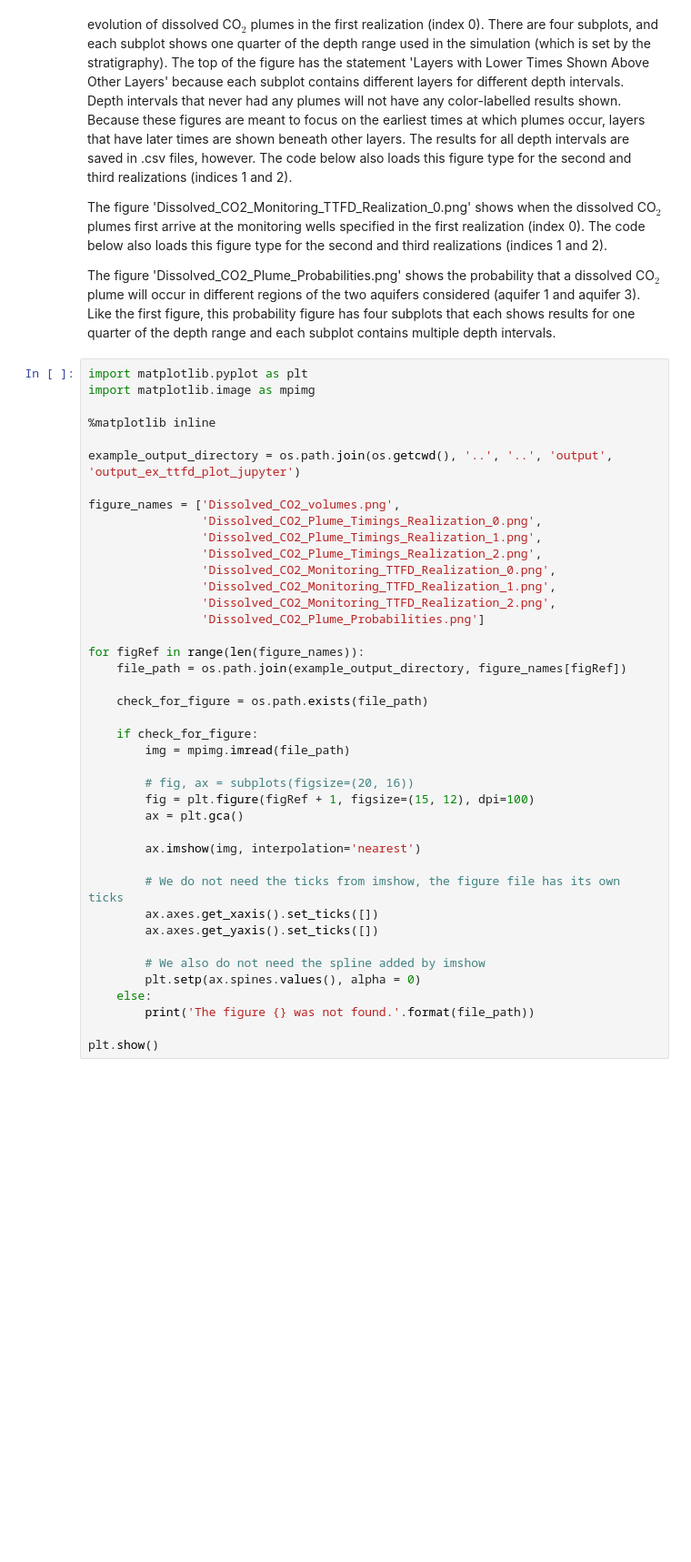
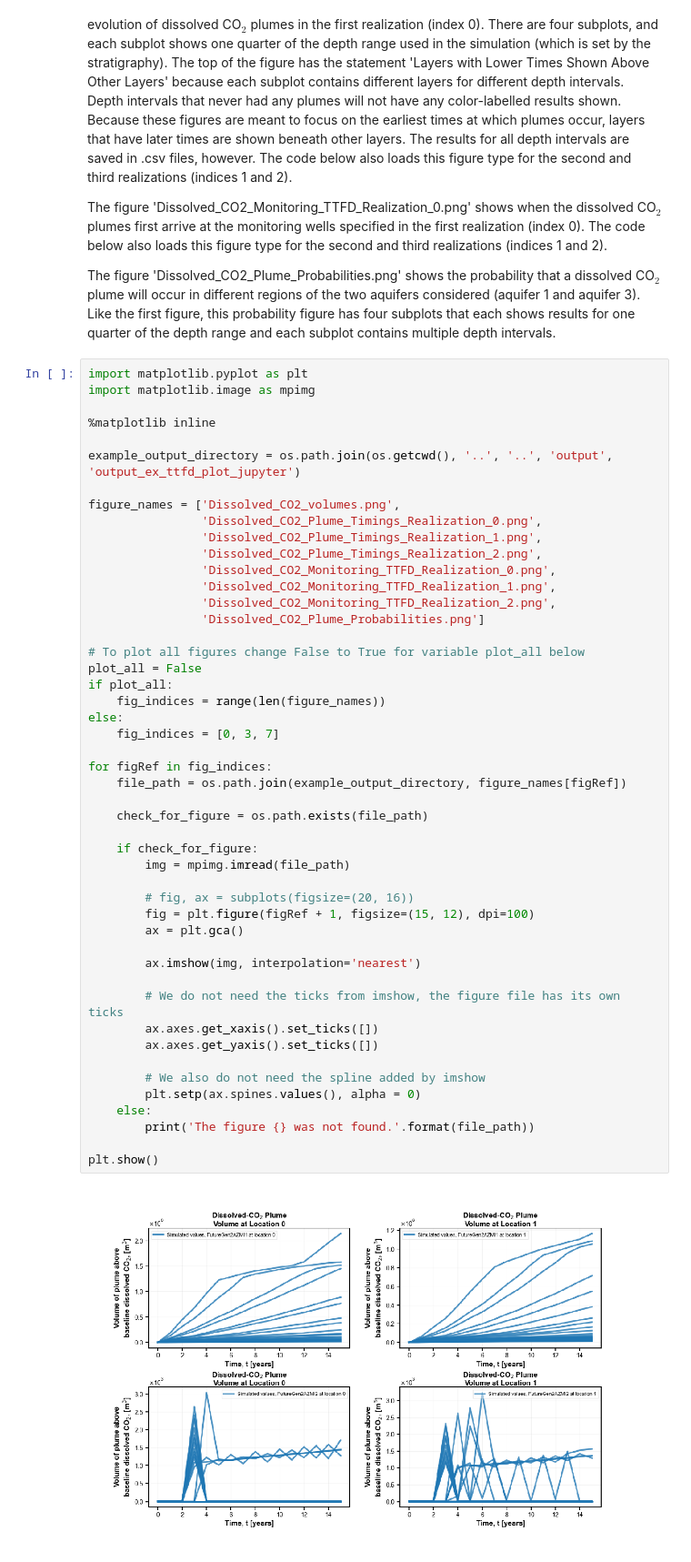
Before and after one commit to ShaparakSalek/NRAP-Open-IAM-Dev, a Jupyter notebook: examples/Jupyter_notebooks/08b_iam_cfi_ttfd_plot_yamlmagic.ipynb, the cells around one changed output. Shown at 91% size. Drawn from its saved outputs; the diff is of its cells as text; blank space fills up the shorter version.

```diff
--- a/examples/Jupyter_notebooks/08b_iam_cfi_ttfd_plot_yamlmagic.ipynb
+++ b/examples/Jupyter_notebooks/08b_iam_cfi_ttfd_plot_yamlmagic.ipynb
@@ -268,31 +382,40 @@ figure_names = ['Dissolved_CO2_volumes.png',
                 'Dissolved_CO2_Plume_Timings_Realization_1.png',
                 'Dissolved_CO2_Plume_Timings_Realization_2.png',
                 'Dissolved_CO2_Monitoring_TTFD_Realization_0.png',
                 'Dissolved_CO2_Monitoring_TTFD_Realization_1.png',
                 'Dissolved_CO2_Monitoring_TTFD_Realization_2.png',
                 'Dissolved_CO2_Plume_Probabilities.png']
 
-for figRef in range(len(figure_names)):
+# To plot all figures change False to True for variable plot_all below
+plot_all = False
+if plot_all:
+    fig_indices = range(len(figure_names))
+else:
+    fig_indices = [0, 3, 7]
+
+for figRef in fig_indices:
     file_path = os.path.join(example_output_directory, figure_names[figRef])
 
     check_for_figure = os.path.exists(file_path)
 
     if check_for_figure:
         img = mpimg.imread(file_path)
 
         # fig, ax = subplots(figsize=(20, 16))
         fig = plt.figure(figRef + 1, figsize=(15, 12), dpi=100)
         ax = plt.gca()
 
         ax.imshow(img, interpolation='nearest')
 
         # We do not need the ticks from imshow, the figure file has its own ticks
         ax.axes.get_xaxis().set_ticks([])
         ax.axes.get_yaxis().set_ticks([])
 
         # We also do not need the spline added by imshow
         plt.setp(ax.spines.values(), alpha = 0)
     else:
         print('The figure {} was not found.'.format(file_path))
 
 plt.show()
+# %% [output]
+[figure, added]
```
Also changed, not shown: parts of 9 cells of this notebook, 17 other files.
